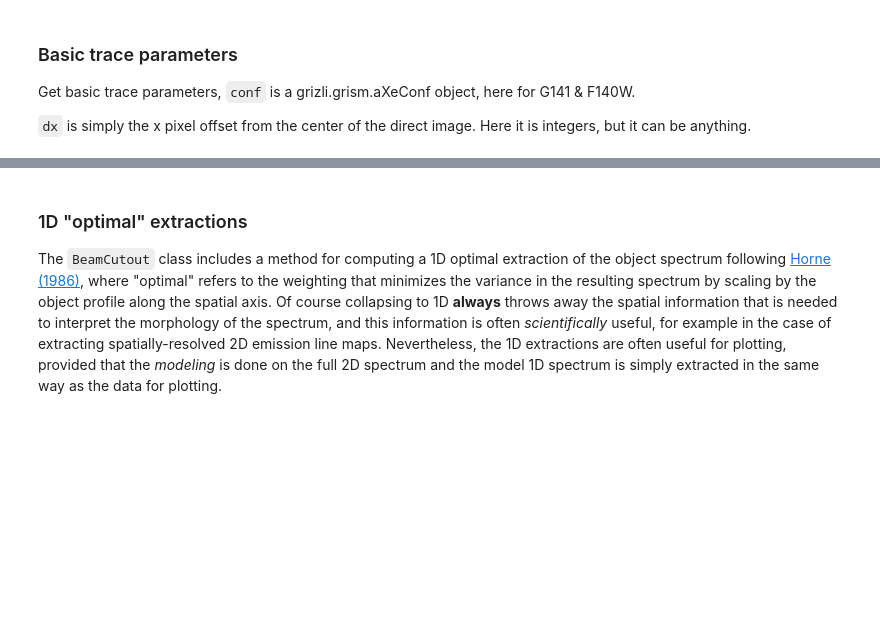
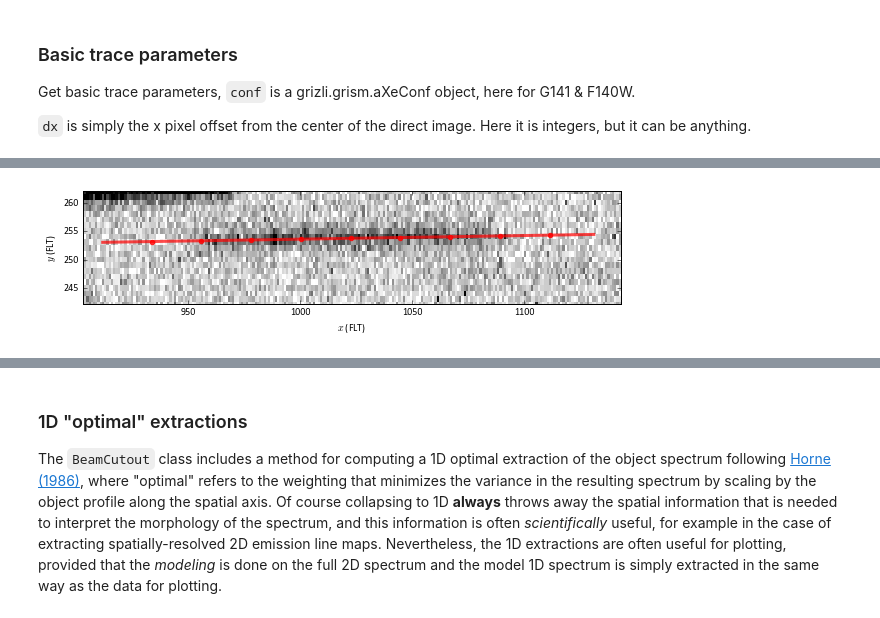
Before and after one commit to gbrammer/grizli, a Jupyter notebook: docs/Grizli Demo.ipynb, the cells around one changed output, grey strips where cells are left out. Cells and saved outputs as stored; diff of their text form; code cells hidden in the pictures; blank space fills up the shorter version.

```diff
--- a/docs/Grizli Demo.ipynb
+++ b/docs/Grizli Demo.ipynb
@@ -219,0 +94,7 @@ plt.imshow(cmodel, interpolation='Nearest', vmin=-0.02, vmax=0.2,
+# %%
+# x pixels from the center of the direct image
+dx = np.arange(220)
+# ytrace and wavelength at x=dx
+dy, lam = flt.conf.get_beam_trace(x=x0-flt.pad, y=y0-flt.pad, dx=dx, beam='A')
+# it's fast
+%timeit dy, lam = flt.conf.get_beam_trace(x=x0-flt.pad, y=y0-flt.pad, dx=dx, beam='A')
@@ -219,0 +103,21 @@ plt.imshow(cmodel, interpolation='Nearest', vmin=-0.02, vmax=0.2,
+# %%
+### Make a figure showing the trace in the FLT frame
+fig = plt.figure(figsize=[8,2])
+
+ax = fig.add_subplot(111)
+ax.imshow(flt.grism.data['SCI'], cmap='gray_r', vmin=-0.05, vmax=0.2,
+          interpolation='Nearest', aspect='auto')
+ax.set_xlim(x0-10, x0+230); ax.set_ylim(y0-10, y0+10)
+
+# plot the trace
+ax.plot(x0+dx-1, y0+dy-1, color='red', linewidth=3, alpha=0.7)
+## 0.1 micron tick marks along the trace as in the next figure
+xint = np.interp(np.arange(1,1.81,0.1), lam/1.e4, dx)
+yint = np.interp(np.arange(1,1.81,0.1), lam/1.e4, dy)
+ax.scatter(x0+xint-1, y0+yint-1, marker='o', color='red', alpha=0.8)
+ax.set_xlabel(r'$x$ (FLT)'); ax.set_ylabel(r'$y$ (FLT)')
+
+fig.tight_layout(pad=0.1)
+#fig.savefig('grizli_demo_0.pdf')
+# %% [output]
+[figure, added]
```
Also changed, not shown: parts of 50 cells of this notebook, 4 other files.
